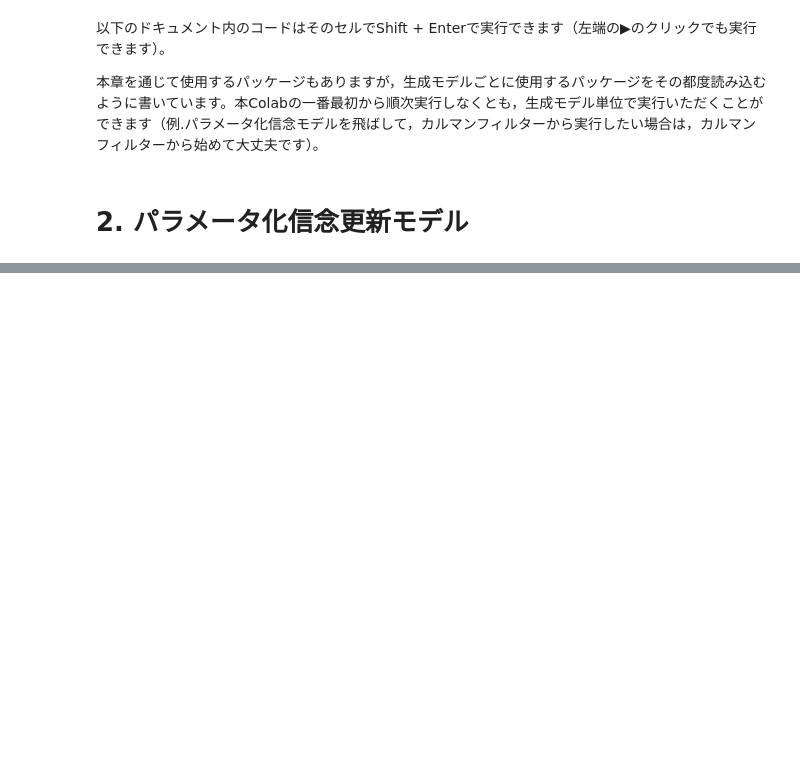
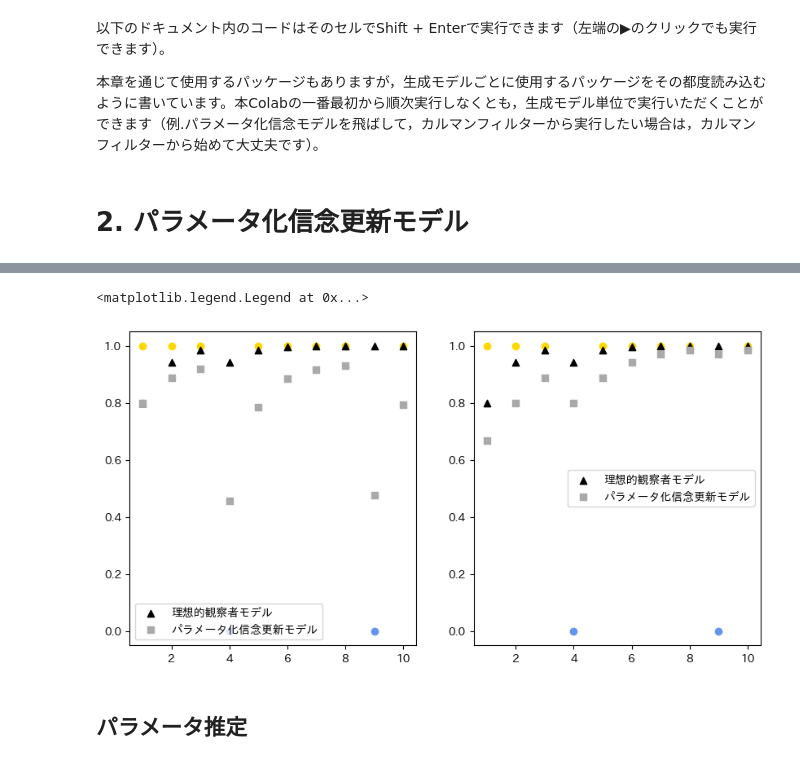
Before and after one commit to CPcolloquium/cp_program_book, a Jupyter notebook: 6_Bayesian-inference-model.ipynb, the cells around one changed output, grey strips where cells are left out. Saved outputs shown, nothing was run; the diff lists cells and outputs as text; code cells hidden in the pictures; blank space fills up the shorter version.

```diff
--- a/6_Bayesian-inference-model.ipynb
+++ b/6_Bayesian-inference-model.ipynb
@@ -24,0 +73,19 @@ from scipy.special import expit
+# %%
+def pbum(beads_dominant, w1,w2):
+    #優勢な色のビーズの確率
+    q = 0.8
+    # 信念の初期値
+    b = 0.0
+    # 瓶Aの確率を保存する場所
+    p_A = []
+    for bead in beads_dominant:
+        # 信念の更新式 式(7)
+        if bead == 1:
+            b = w1 * b + w2 * np.log(q / (1 - q))
+        else:
+            b = w1 * b + w2 * np.log((1 - q) / q)
+        # シグモイド関数で確率に変換
+        p_A.append(expit(b))
+    # データフレーム形式に変換して出力
+    data = pd.DataFrame({'beads_dominant': beads_dominant, 'probA': p_A})
+    return data
@@ -24,0 +99,29 @@ from scipy.special import expit
+# %%
+#複数の図を一枚にプロットします
+fig, axes = plt.subplots(1, 2, figsize = (10, 5))
+#各wにおける瓶Aの推定された確率を計算します
+p_A_1 = pbum(beads, w1 = 1.0, w2 = 1.0)
+w_left = 0.5 #@param
+p_A_2 = pbum(beads, w1 = w_left, w2 =1.0)
+# w = w_left の時の推定された確率のプロット
+for x, bead in zip(range(1, 11), beads):
+    color = 'gold' if bead == 1 else 'cornflowerblue'
+    axes[0].scatter(x, bead, color=color)
+axes[0].scatter(range(1, 11), p_A_1['probA'], marker='^', color='black', label='理想的観察者モデル')
+axes[0].scatter(range(1, 11),p_A_2['probA'], marker='s', color='darkgray', label='パラメータ化信念更新モデル')
+axes[0].legend()
+#各wにおける瓶Aの推定された確率を計算します
+w_right = 0.5 #@param
+p_A_3 = pbum(beads,w1 = 1.0, w2 = w_right)
+# w = w_rightの時の推定された確率のプロット
+for x, bead in zip(range(1, 11), beads):
+    color = 'gold' if bead == 1 else 'cornflowerblue'
+    axes[1].scatter(x, bead, color=color)
+axes[1].scatter(range(1, 11), p_A_1['probA'], marker='^', color='black', label='理想的観察者モデル')
+axes[1].scatter(range(1, 11),p_A_3['probA'], marker='s', color='darkgray', label='パラメータ化信念更新モデル')
+axes[1].legend()
+# %% [output]
+<matplotlib.legend.Legend at 0x...>
+[figure, added]
+# %% [markdown]
+## パラメータ推定
```
Also changed, not shown: parts of 93 cells of this notebook, 1 other file.
